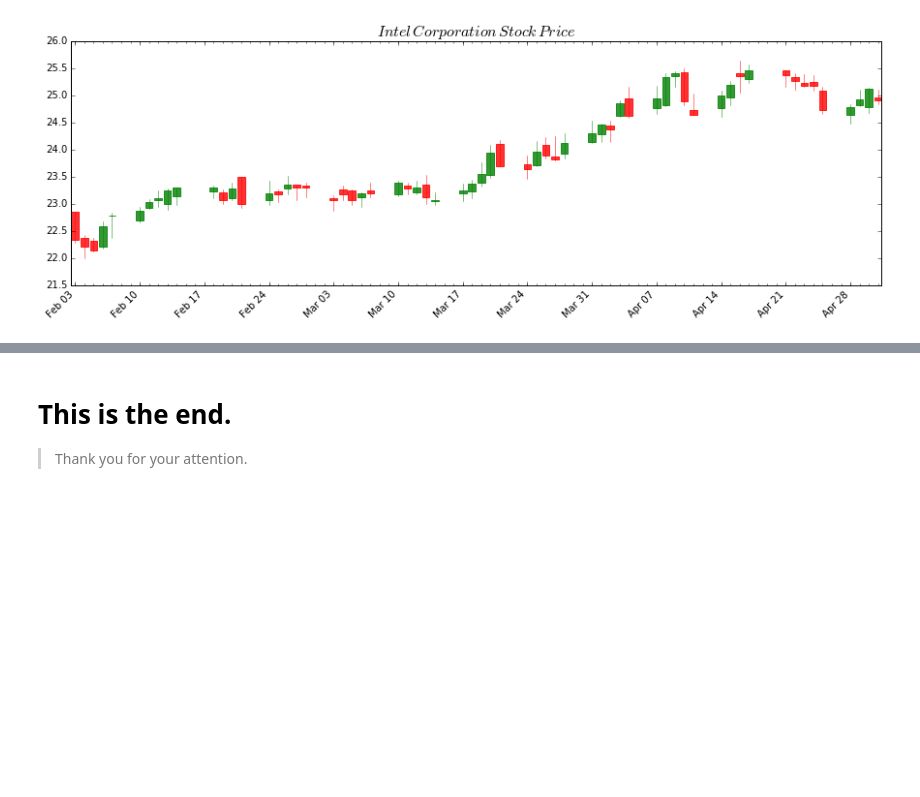
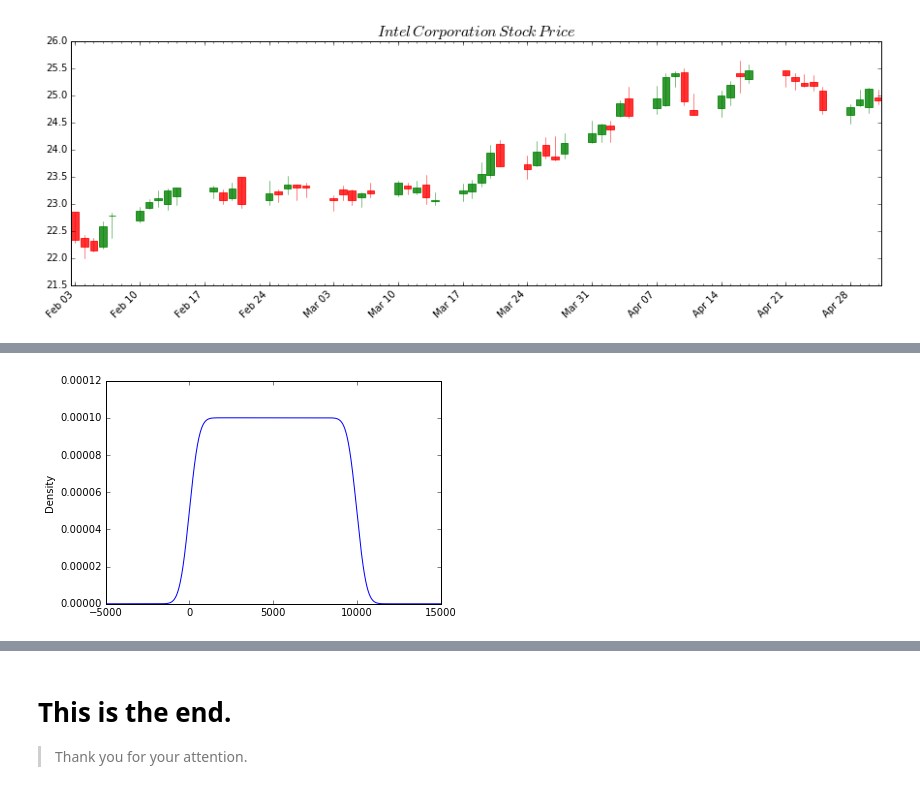
Before and after one commit to SocratesClub/cjc, a Jupyter notebook: code/03.python_intro.ipynb, the cells around one changed output, grey strips where cells are left out. Saved outputs shown, nothing was run; the diff lists cells and outputs as text; code cells hidden in the pictures; blank space fills up the shorter version.

```diff
--- a/code/03.python_intro.ipynb
+++ b/code/03.python_intro.ipynb
@@ -794,0 +857,5 @@ plt.show()
+# %%
+df['a'].plot.kde()
+plt.show()
+# %% [output]
+[figure, added]
```
Also changed, not shown: parts of 27 cells of this notebook, 34 other files.
